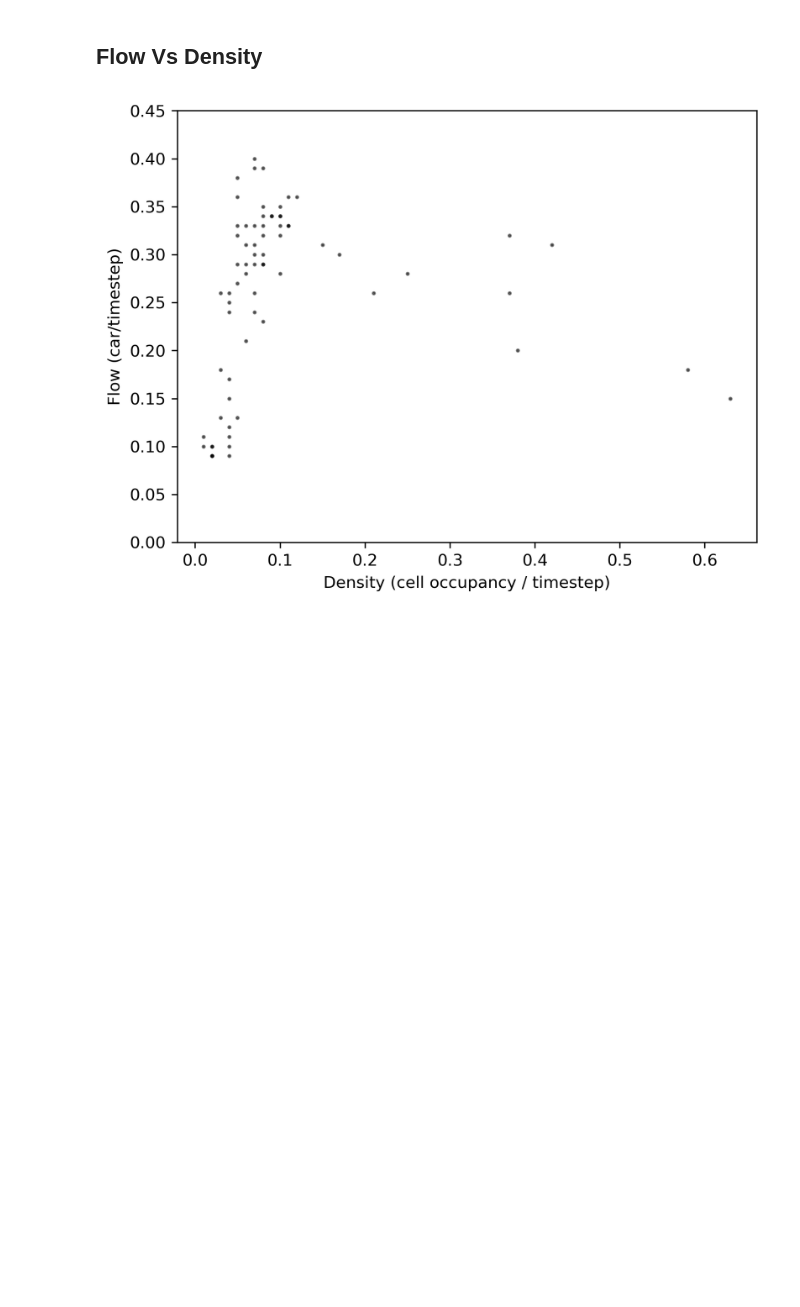
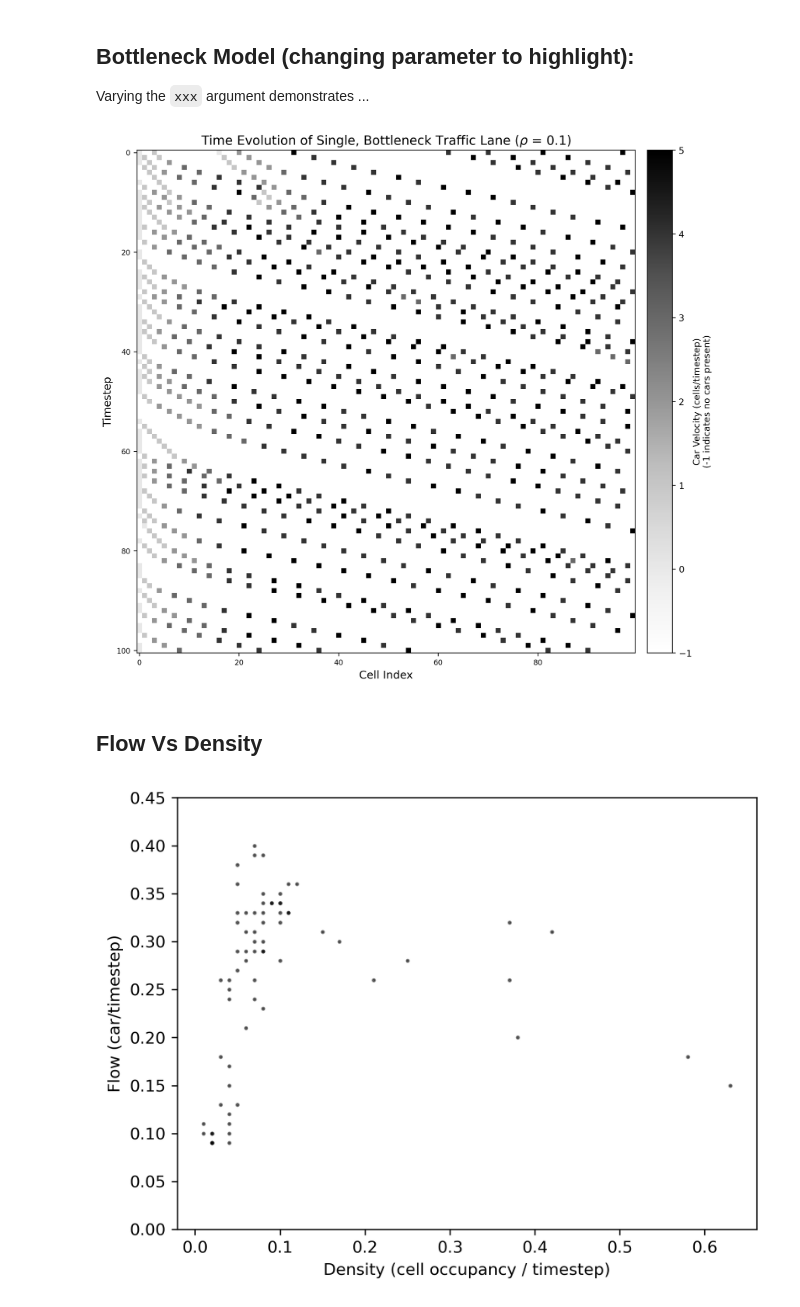
Before and after one commit to starmallow/PHY329_Project, a Jupyter notebook: demos/demo.ipynb, the cells around one changed output. Cells and saved outputs as stored; diff of their text form; code cells hidden in the pictures; blank space fills up the shorter version.

```diff
--- a/demos/demo.ipynb
+++ b/demos/demo.ipynb
@@ -26,3 +49,11 @@ SpaceTimePlot(cells=100, system_density=0.3, timesteps=100)
+# %% [markdown]
+## Bottleneck Model (changing parameter to highlight):
+
+Varying the `xxx` argument demonstrates ...
+# %%
+SpaceTimePlot(cells=100, system_density=0.1, timesteps=100, bottleneck=True) # adjust the bn parameters?
+# %% [output]
+[figure, added]
 # %% [markdown]
 ## Flow Vs Density
 # %%
```
Also changed, not shown: parts of 12 cells of this notebook, 1 other file.
